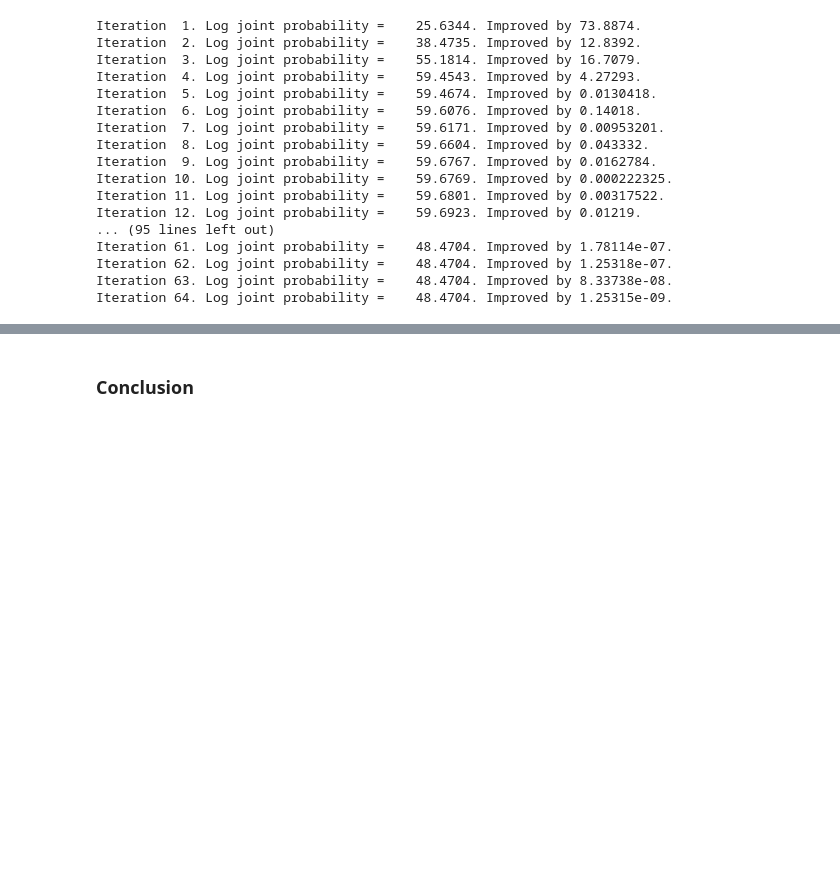
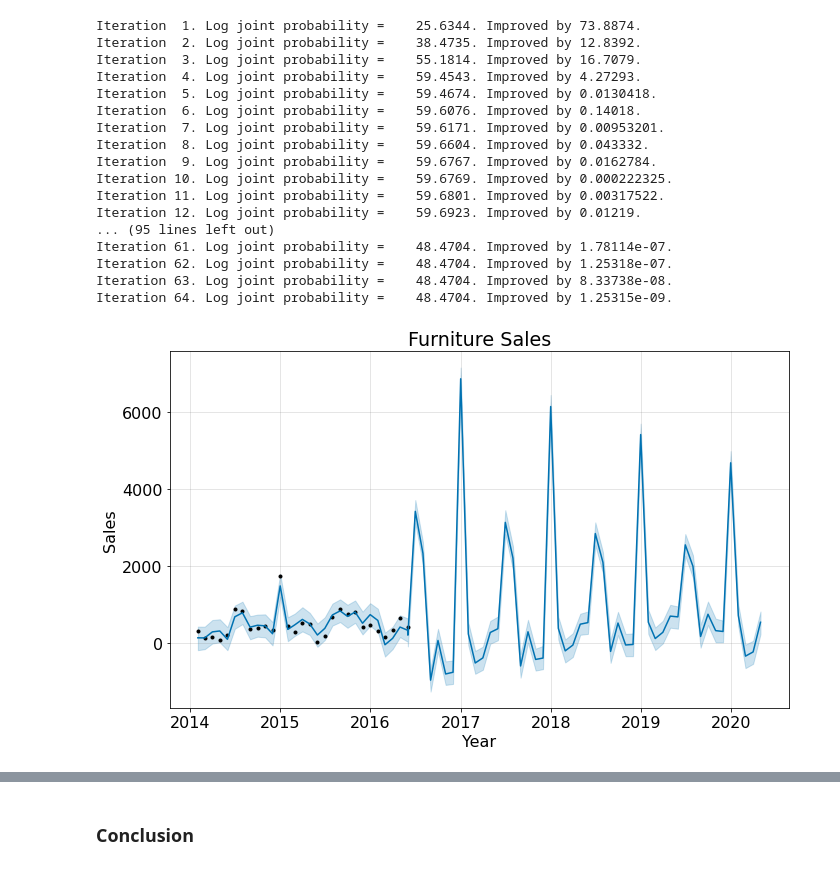
Before and after one commit to Kristofer-Rivera-and-Oliver-Ton/time_series_project, a Jupyter notebook: superstore_final.ipynb, the cells around one changed output, grey strips where cells are left out. Drawn from its saved outputs; the diff is of its cells as text; code cells hidden in the pictures; blank space fills up the shorter version.

```diff
--- a/superstore_final.ipynb
+++ b/superstore_final.ipynb
@@ -106,3 +123,10 @@ Iteration 61. Log joint probability =    48.4704. Improved by 1.78114e-07.
 Iteration 62. Log joint probability =    48.4704. Improved by 1.25318e-07.
 Iteration 63. Log joint probability =    48.4704. Improved by 8.33738e-08.
 Iteration 64. Log joint probability =    48.4704. Improved by 1.25315e-09.
+# %%
+#Forecasting future sales for furniture
+furniture_model.plot(furniture_forecast, xlabel = 'Year', ylabel = 'Sales')
+plt.title('Furniture Sales')
+plt.show()
+# %% [output]
+[figure, added]
```
Also changed, not shown: parts of 13 cells of this notebook.
